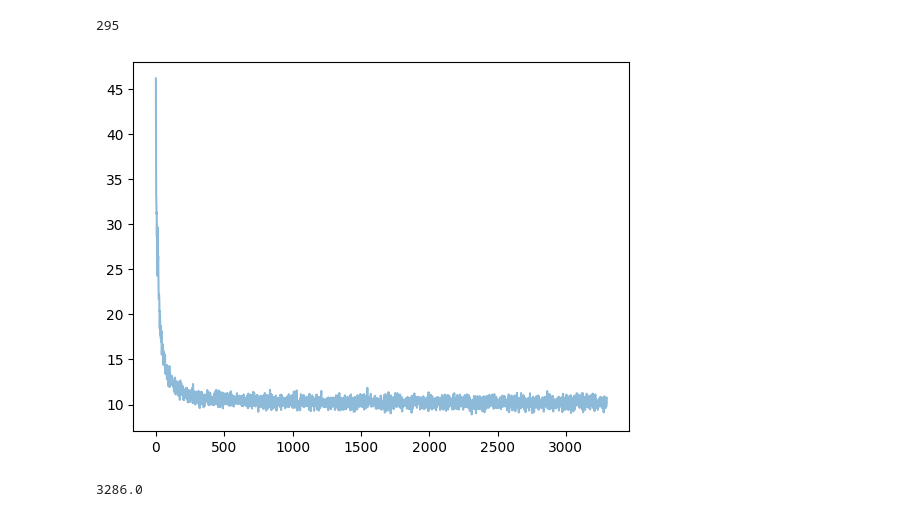
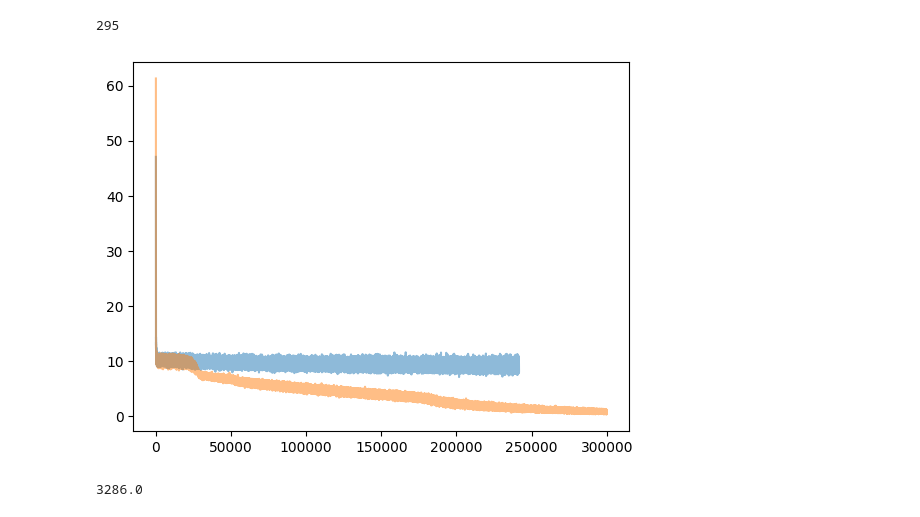
Before and after one commit to Gabriel-Ducrocq/segmentationCryoEM, a Jupyter notebook: visualization.ipynb, the cells around one changed output. Cells and saved outputs as stored; diff of their text form; code cells hidden in the pictures.

```diff
--- a/visualization.ipynb
+++ b/visualization.ipynb
@@ -20,15 +20,17 @@ np.sum(mask==0)
 # %%
 #losses_rmsd = np.load("data/losses_rmsdTEST.npy")
 start = 0
-end = 50000000
+end = 300000
 #losses_rmsdDeeperAgain = np.load("data/losses_rmsdDeeperAgain.npy")
 losses_rmsd = np.load("data/losses_rmsd.npy")
+losses_rmsdold = np.load("data/losses_old_rmsd.npy")
 #plt.plot(loss[start:])
 #plt.plot(np.concatenate([lossCheckpoint1, lossCheckpoint2])[start:700000], alpha=0.5)
 plt.plot(losses_rmsd[start:end], alpha=0.5)
+plt.plot(losses_rmsdold[start:end], alpha=0.5)
 plt.show()
 # %% [output]
-[figure, old version]
+[figure, new version]
 # %%
 len(losses_rmsdDeeper)/100
 # %% [output]
```
Also changed, not shown: parts of 15 cells of this notebook, 2 other files.
